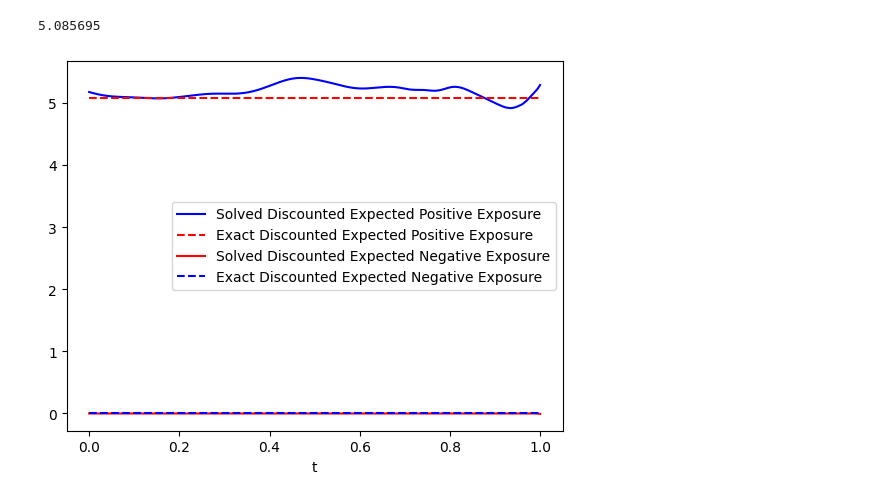
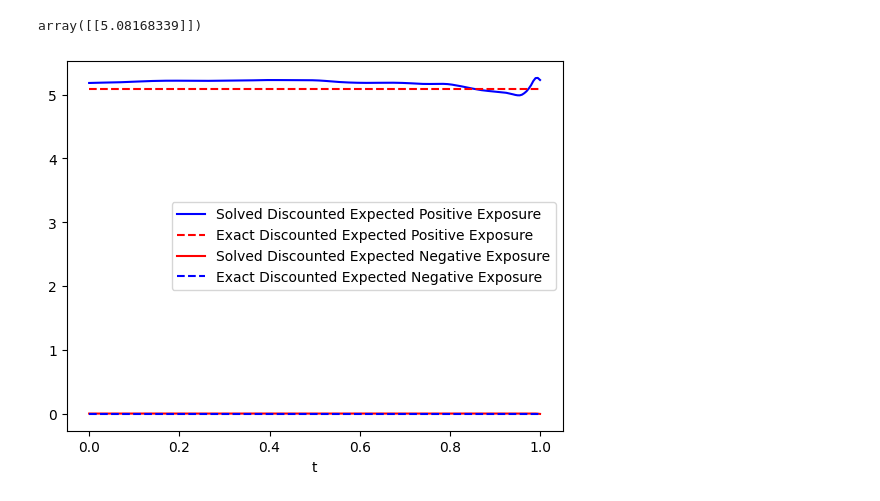
Before and after one commit to Aadhithya-06/Final-Year-Project, a Jupyter notebook: CallOptionsBasket.ipynb, the cells around one changed output. Drawn from its saved outputs; the diff is of its cells as text; code cells hidden in the pictures.

```diff
--- a/CallOptionsBasket.ipynb
+++ b/CallOptionsBasket.ipynb
@@ -170,9 +173,0 @@ array([ 0.0000000e+00,  0.0000000e+00,  0.0000000e+00,  0.0000000e+00,
-# %%
-for i in range(63):
-    t_test_i, W_test_i = model.fetch_minibatch()
-    X_pred_i, Y_pred_i = model.predict(Xi, t_test_i, W_test_i)
-    if type(X_pred_i).__module__ != 'numpy':
-        X_pred_i = X_pred_i.cpu().detach().numpy()
-    if type(Y_pred_i).__module__ != 'numpy':
-        Y_pred_i = Y_pred_i.cpu().detach().numpy()
-    X_pred = np.concatenate((X_pred, X_pred_i), axis=0)
@@ -266,22 +174,34 @@ average.shape
-# %%
-mc_price = np.exp(-r * 1) * average[:, -1,: ]
-mc_price[0][0]
-# %% [output]
-5.085695
+# %%
+from scipy.stats import multivariate_normal as normal
+dw_sample = normal.rvs(size=[20000, D, N]) * np.sqrt(T/N)
+x_sample = np.zeros([20000, D, N + 1])
+x_sample[:, :, 0] = np.ones([20000, D]) * 1
+factor = np.exp((0.05-(0.4**2)/2)*(T/N))
+for i in range(N):
+    x_sample[:, :, i + 1] = (factor * np.exp(0.4 * dw_sample[:, :, i])) * x_sample[:, :, i]
+# %%
+portfolio = np.sum(x_sample, axis=1, keepdims=True)
+payoff = np.maximum(portfolio - 100 * 1, 0)
+average = np.mean(payoff, axis=0, keepdims=True)
+mc_price = np.exp(-0.05 * 1) * average[:, :, 200]
+# %%
+mc_price
+# %% [output]
+array([[5.08168339]])
 # %%
-epe_exact = np.array([mc_price[0][0] for s in time_stamps[1:]])
-ene_exact = np.array([0.0 for s in time_stamps[1:]])
+epe_exact = np.array([mc_price[0][0] for _ in time_stamps])
+ene_exact = np.array([0.0 for _ in time_stamps])
 # %%
 fig = plt.figure()
 plt.plot(time_stamps,np.transpose(epe),'b',label='Solved Discounted Expected Positive Exposure' )
-plt.plot(time_stamps,[mc_price[0][0]] + list(epe_exact),'r--',label='Exact Discounted Expected Positive Exposure')
+plt.plot(time_stamps,epe_exact,'r--',label='Exact Discounted Expected Positive Exposure')
 plt.plot(time_stamps,np.transpose(ene),'r',label='Solved Discounted Expected Negative Exposure')
-plt.plot(time_stamps,[0.0]+list(ene_exact),'b--',label='Exact Discounted Expected Negative Exposure')
+plt.plot(time_stamps,ene_exact,'b--',label='Exact Discounted Expected Negative Exposure')
 
 plt.xlabel('t')
 plt.legend()
 
 plt.show()
 # %% [output]
-[figure, old version]
+[figure, new version]
 # %%
```
Also changed, not shown: parts of 16 cells of this notebook, 2 other files.
